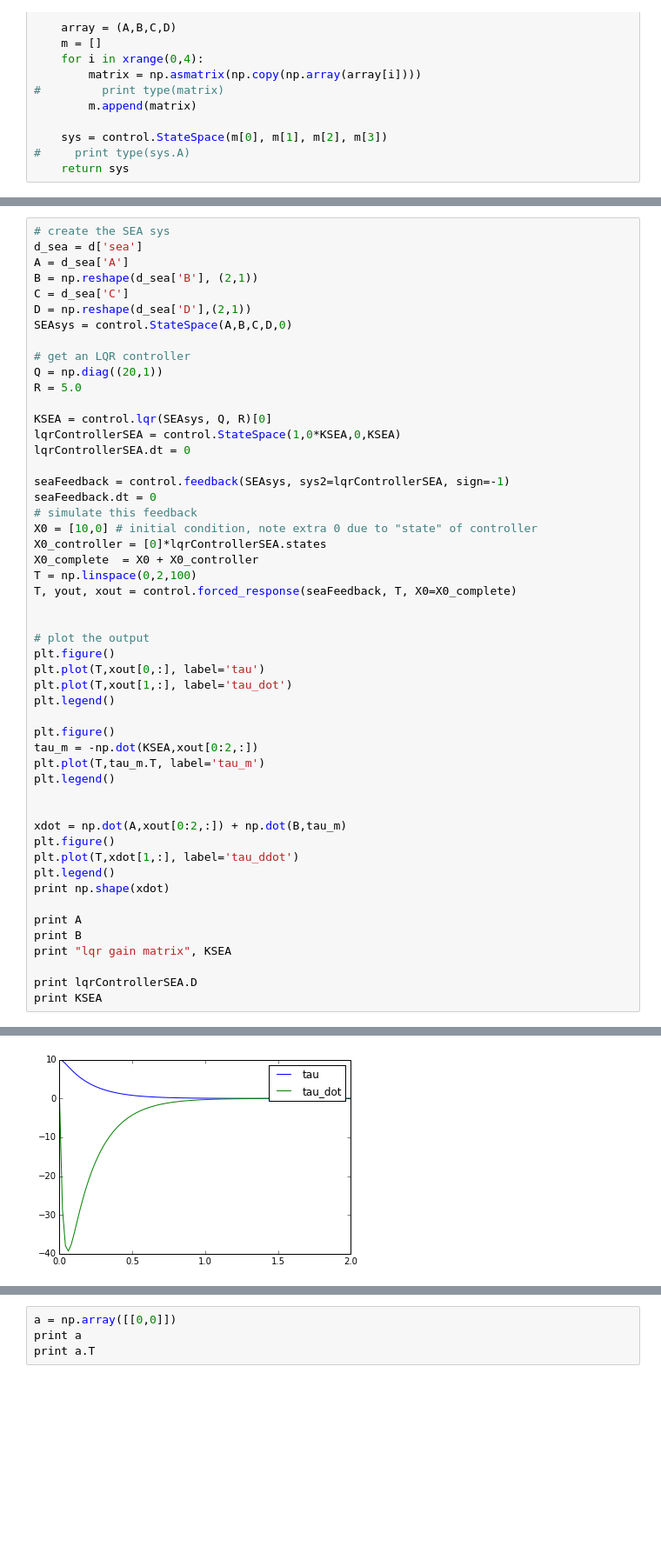
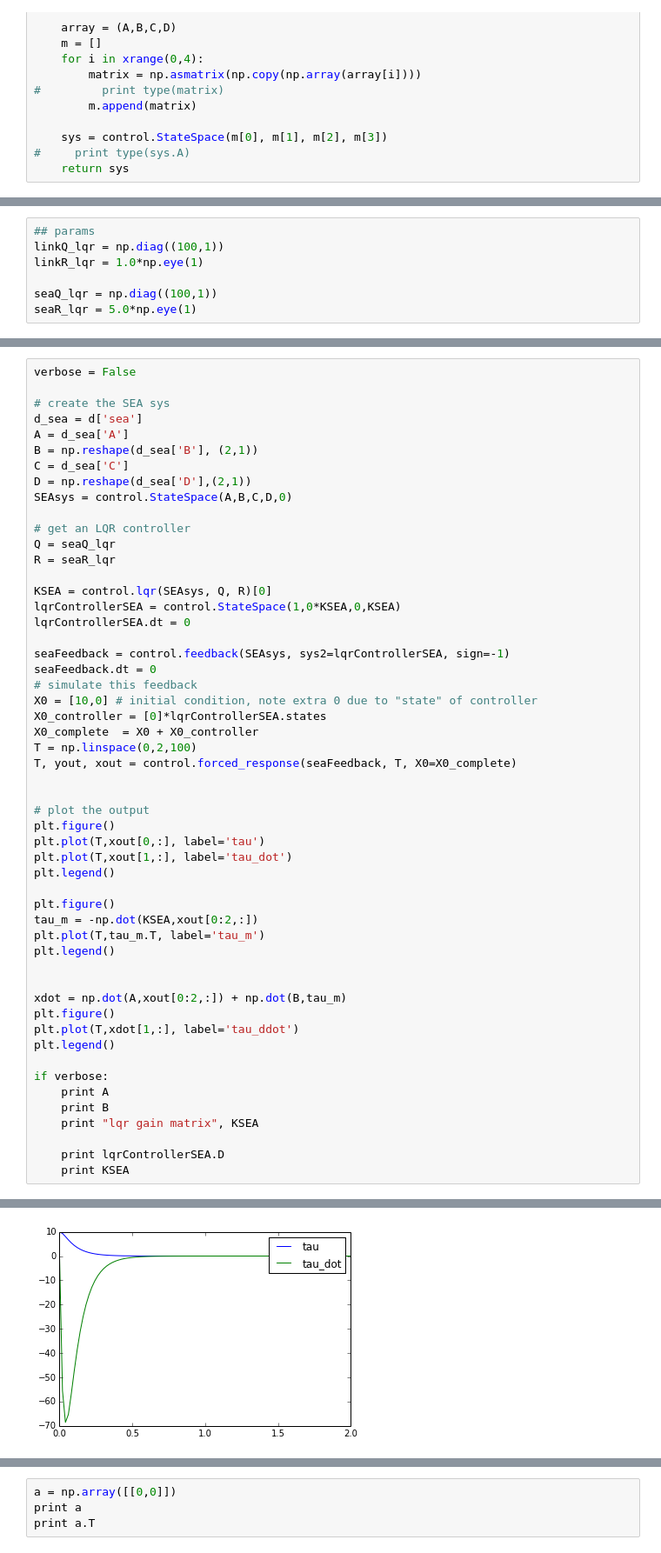
Before and after one commit to manuelli/Series-Elastic, a Jupyter notebook: rotationalSEA.ipynb, the cells around one changed output, grey strips where cells are left out. Shown at 87% size. Saved outputs shown, nothing was run; the diff lists cells and outputs as text; blank space fills up the shorter version.

```diff
--- a/rotationalSEA.ipynb
+++ b/rotationalSEA.ipynb
@@ -118 +93,8 @@ print d['total']['B']
+# %%
+## params
+linkQ_lqr = np.diag((100,1))
+linkR_lqr = 1.0*np.eye(1)
+
+seaQ_lqr = np.diag((100,1))
+seaR_lqr = 5.0*np.eye(1)
 # %%
@@ -162,4 +175,6 @@ lqr gain matrix is [[10.          4.58257569]]
 # %%
+verbose = False
+
 # create the SEA sys
 d_sea = d['sea']
 A = d_sea['A']
@@ -169,8 +184,8 @@ D = np.reshape(d_sea['D'],(2,1))
 SEAsys = control.StateSpace(A,B,C,D,0)
 
 # get an LQR controller
-Q = np.diag((20,1))
-R = 5.0
+Q = seaQ_lqr
+R = seaR_lqr
 
 KSEA = control.lqr(SEAsys, Q, R)[0]
 lqrControllerSEA = control.StateSpace(1,0*KSEA,0,KSEA)
@@ -202,12 +217,12 @@ xdot = np.dot(A,xout[0:2,:]) + np.dot(B,tau_m)
 plt.figure()
 plt.plot(T,xdot[1,:], label='tau_ddot')
 plt.legend()
-print np.shape(xdot)
 
-print A
-print B
-print "lqr gain matrix", KSEA
+if verbose:
+    print A
+    print B
+    print "lqr gain matrix", KSEA
 
-print lqrControllerSEA.D
-print KSEA
+    print lqrControllerSEA.D
+    print KSEA
 # %% [output]
@@ -222 +229 @@ lqr gain matrix [[ 1.23606798  0.47404785]]
-[figure, old version]
+[figure, new version]
```
Also changed, not shown: parts of 5 cells of this notebook.
